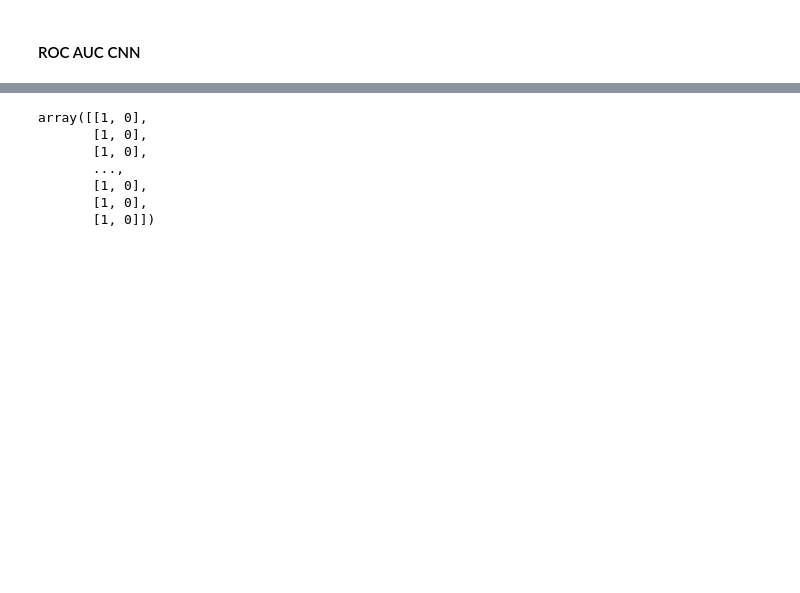
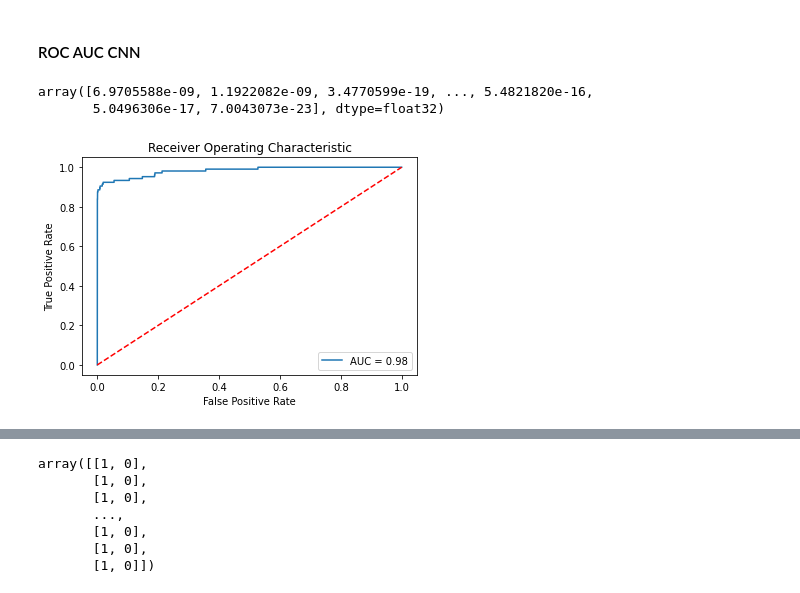
Before and after one commit to ppaszko/um_project, a Jupyter notebook: um_draft.ipynb, the cells around one changed output, grey strips where cells are left out. Drawn from its saved outputs; the diff is of its cells as text; code cells hidden in the pictures; blank space fills up the shorter version.

```diff
--- a/um_draft.ipynb
+++ b/um_draft.ipynb
@@ -1099,3 +1140,25 @@ roc_plot(fpr_knn, tpr_knn, roc_auc_knn)
 [figure]
 # %% [markdown]
 #### ROC AUC CNN
+# %%
+y_pred_cnn = model.predict(x_test2).ravel()
+
+fpr_cnn, tpr_cnn, thresholds_cnn = roc_curve(y_test2, y_pred_cnn)
+# %%
+y_pred_cnn
+# %% [output]
+array([6.9705588e-09, 1.1922082e-09, 3.4770599e-19, ..., 5.4821820e-16,
+       5.0496306e-17, 7.0043073e-23], dtype=float32)
+# %%
+roc_auc_cnn = auc(fpr_cnn, tpr_cnn)
+# %%
+import matplotlib.pyplot as plt
+plt.title('Receiver Operating Characteristic')
+plt.plot(fpr_cnn, tpr_cnn, label = 'AUC = %0.2f' % roc_auc_cnn)
+plt.legend(loc = 'lower right')
+plt.plot([0, 1], [0, 1],'r--')
+plt.ylabel('True Positive Rate')
+plt.xlabel('False Positive Rate')
+plt.show()
+# %% [output]
+[figure, added]
```
Also changed, not shown: parts of 46 cells of this notebook.
